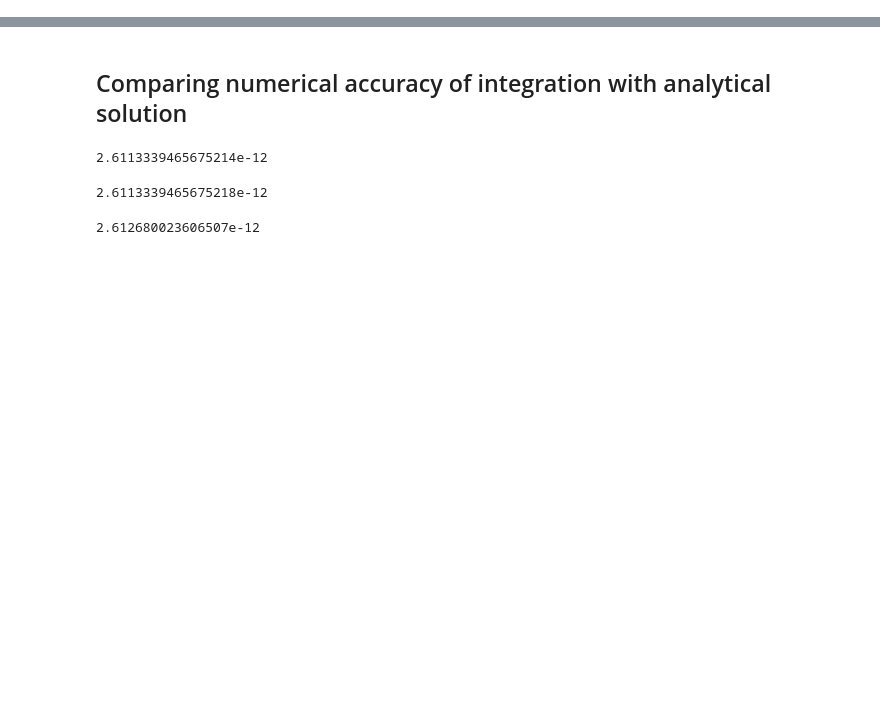
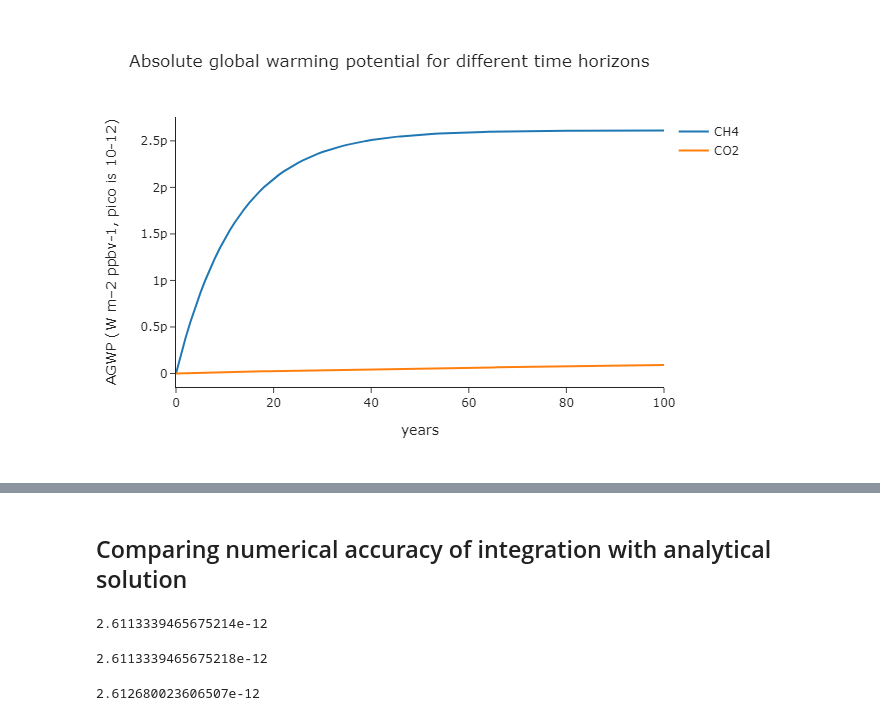
Before and after one commit to BlaneG/forest-carbon, a Jupyter notebook: IPCC_climate_metrics.ipynb, the cells around one changed output, grey strips where cells are left out. Saved outputs shown, nothing was run; the diff lists cells and outputs as text; code cells hidden in the pictures; blank space fills up the shorter version.

```diff
--- a/IPCC_climate_metrics.ipynb
+++ b/IPCC_climate_metrics.ipynb
@@ -132,0 +32,17 @@ test_AGWP()
+# %%
+AGWP_CH4_result = AGWP_CH4_no_CO2(time_axis)
+AGWP_CO2_result = AGWP_CO2(time_axis)
+
+fig = go.Figure()
+fig.add_trace(
+    go.Scatter(
+        y=AGWP_CH4_result, x=time_axis, name="CH4"))
+fig.add_trace(
+    go.Scatter(
+        y=AGWP_CO2_result, x=time_axis, name="CO2"))
+fig.update_layout(
+    yaxis_title='AGWP (W m–2 ppbv-1, pico is 10-12)',
+    xaxis_title='years', template='simple_white',
+title="Absolute global warming potential for different time horizons")
+# %% [output]
+[figure, added]
```
Also changed, not shown: parts of 12 cells of this notebook, 1 other file.
